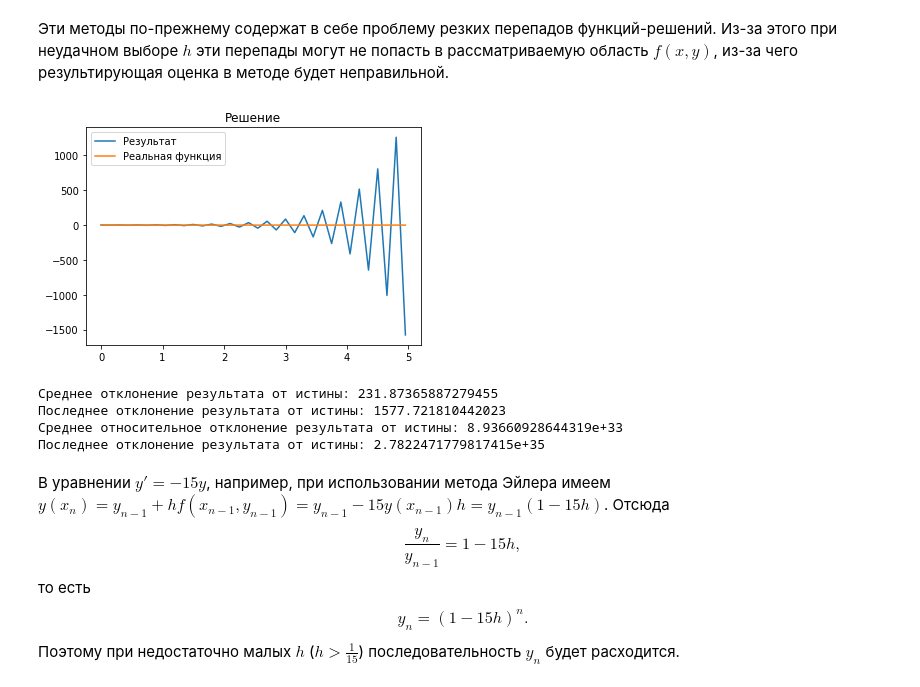
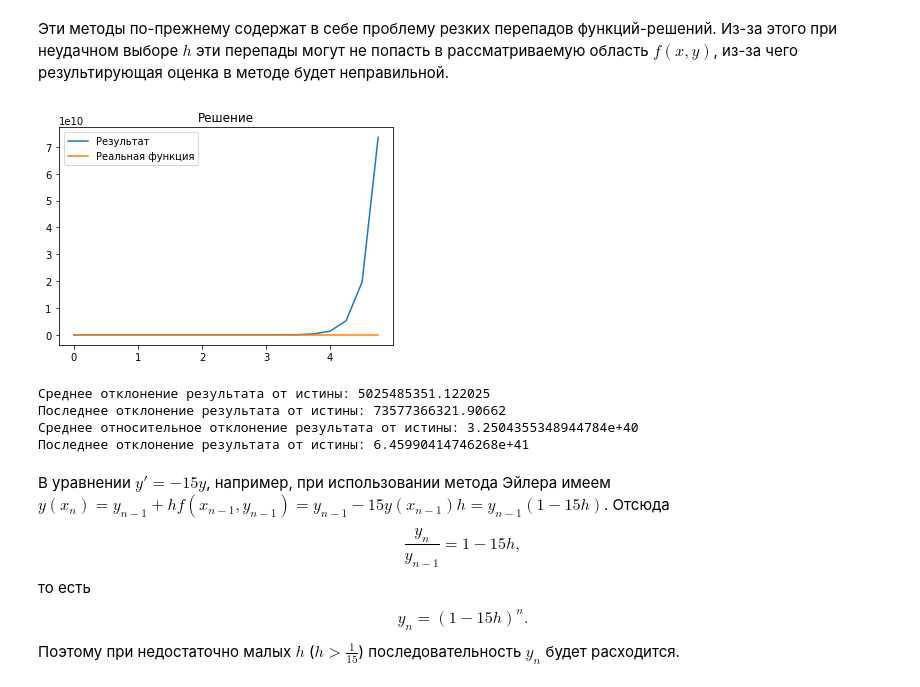
Before and after one commit to matveevk/Differential-Equations-Solver, a Jupyter notebook: runge_kutta_research.ipynb, the cells around one changed output. Saved outputs shown, nothing was run; the diff lists cells and outputs as text; code cells hidden in the pictures.

```diff
--- a/runge_kutta_research.ipynb
+++ b/runge_kutta_research.ipynb
@@ -271,16 +264,16 @@ $k_s = f\left(x_{n-1} + c_sh, y_{n-1} + h\left(\sum\limits_{i=1}^{s-1} a_{si}k_i
 Эти методы по-прежнему содержат в себе проблему резких перепадов функций-решений. Из-за этого при неудачном выборе $h$ эти перепады могут не попасть в рассматриваемую область $f(x, y)$, из-за чего результирующая оценка в методе будет неправильной.
 # %%
 ds = DifSolver(equation='dy/dt = -15*y', condition='y(0)=1')
-xs, ys = ds.solve(method='euler', breadth=5, step=0.15)
+xs, ys = ds.solve(method='kr4', breadth=5, step=0.25)
 
 ys_true = list(map(lambda x: math.exp(-15*x), xs))
 draw(xs, ys, ys_true)
 # %% [output]
-[figure, old version]
+[figure, new version]
-Среднее отклонение результата от истины: 231.87365887279455
-Последнее отклонение результата от истины: 1577.721810442023
-Среднее относительное отклонение результата от истины: 8.93660928644319e+33
-Последнее отклонение результата от истины: 2.7822471779817415e+35
+Среднее отклонение результата от истины: 5025485351.122025
+Последнее отклонение результата от истины: 73577366321.90662
+Среднее относительное отклонение результата от истины: 3.2504355348944784e+40
+Последнее отклонение результата от истины: 6.45990414746268e+41
 # %% [markdown]
 В уравнении $y' = -15y$, например, при использовании метода Эйлера имеем $y(x_n) = y_{n-1} + hf(x_{n-1}, y_{n-1}) = y_{n-1} - 15y(x_{n-1})h = y_{n-1} (1 - 15h)$. Отсюда
 $$\frac{y_n}{y_{n-1}} = 1-15h,$$
```
Also changed, not shown: parts of 12 cells of this notebook.
